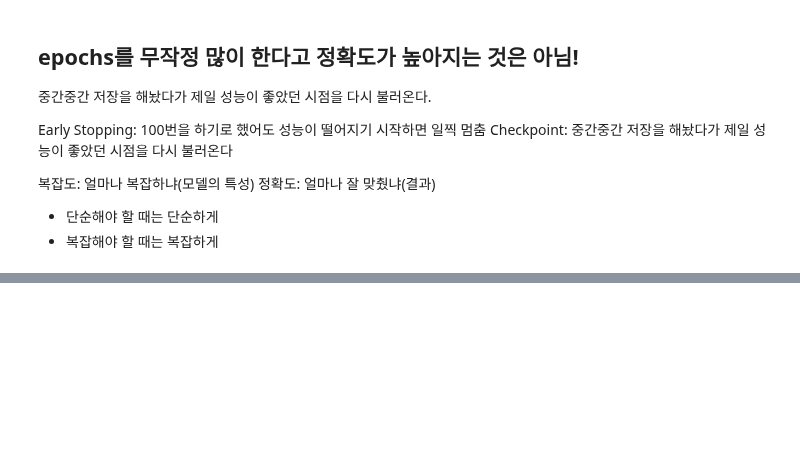
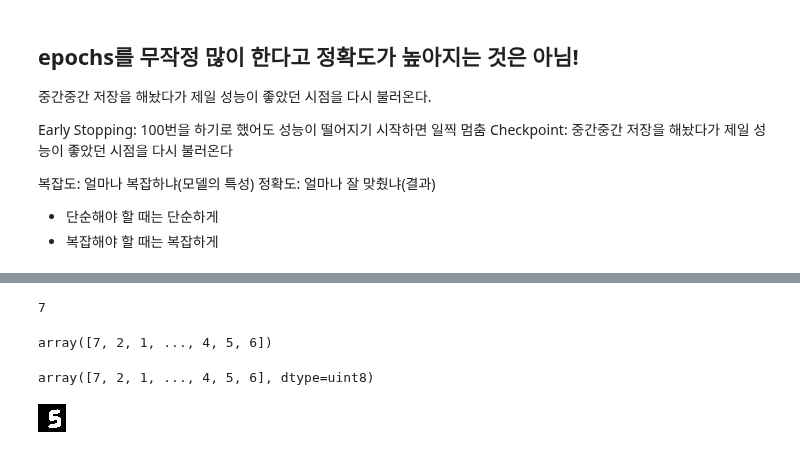
Before and after one commit to HYLee810/projectmanager, a Jupyter notebook: Tensorflow_실습.ipynb, the cells around one changed output, grey strips where cells are left out. Saved outputs shown, nothing was run; the diff lists cells and outputs as text; code cells hidden in the pictures; blank space fills up the shorter version.

```diff
--- a/Tensorflow_실습.ipynb
+++ b/Tensorflow_실습.ipynb
@@ -118,0 +201,20 @@ Checkpoint: 중간중간 저장을 해놨다가 제일 성능이 좋았던 시
+# %%
+y_test[0] # 0번 이미지의 실제 레이블
+# %% [output]
+7
+# %%
+y_pred = prob.argmax(axis=1)  # 확률이 가장 높은 레이블 구하기
+y_pred # 확률이 제일 높은 레이블들
+# %% [output]
+array([7, 2, 1, ..., 4, 5, 6])
+# %%
+y_test  # 정답
+# %% [output]
+array([7, 2, 1, ..., 4, 5, 6], dtype=uint8)
+# %%
+# 이미지 불러오기
+from PIL import Image
+img = Image.open('./sample_data/hand.png').convert('L')
+img
+# %% [output]
+[figure, added]
```
Also changed, not shown: parts of 32 cells of this notebook.
